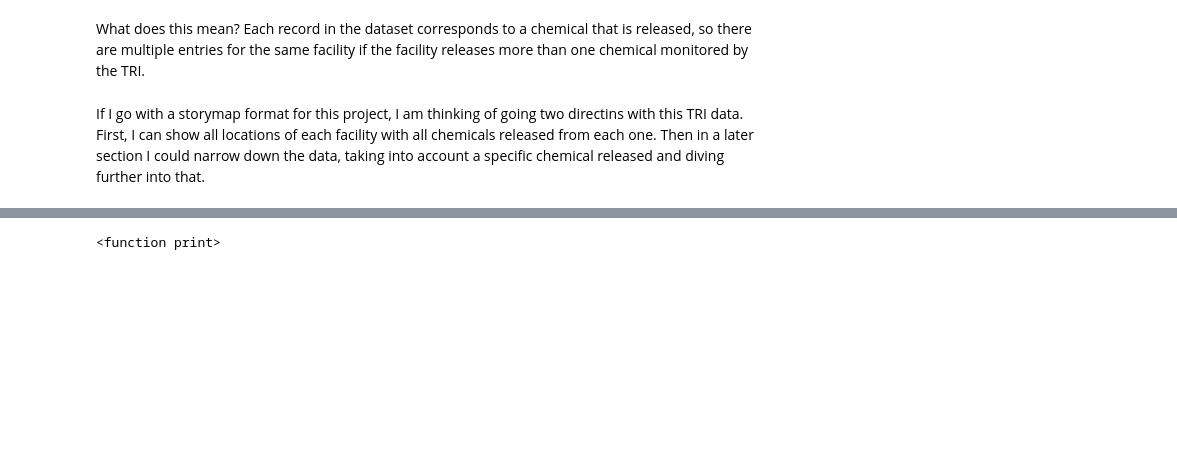
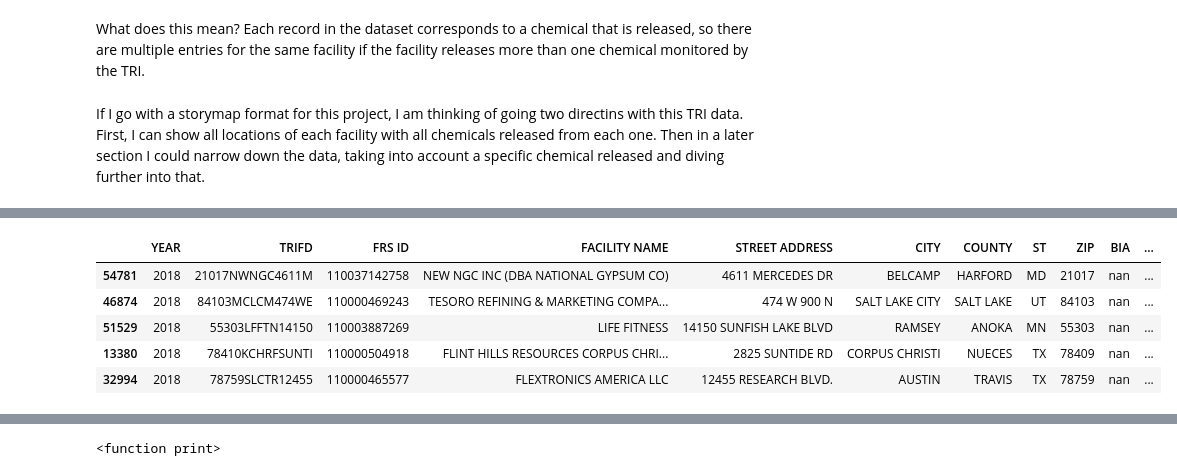
Before and after one commit to EileenGrady/us-industrial-pollution, a Jupyter notebook: TRI-data-exploration.ipynb, the cells around one changed output, grey strips where cells are left out. Cells and saved outputs as stored; diff of their text form; code cells hidden in the pictures; blank space fills up the shorter version.

```diff
--- a/TRI-data-exploration.ipynb
+++ b/TRI-data-exploration.ipynb
@@ -296,0 +308,20 @@ If I go with a storymap format for this project, I am thinking of going two dire
+# %%
+# combine categorized release methods into total air and land release methods
+# water release is already in a single column
+air_column = df["FUGITIVE AIR"] + df["STACK AIR"]
+df["AIR_RELEASE"] = air_column
+
+land_column = df["UNDERGROUND CL I"] + df["UNDERGROUND C II-V"] + df["A - RCRA C LANDFILL"] + df["B - OTHER LANDFILLS"] + df["LAND TREATMENT"] + df["A - RCRA SURFACE IM"] + df["B - OTHER SURFACE I"] + df["OTHER DISPOSAL"]
+df["LAND_RELEASE"] = land_column
+
+#rename water column
+df = df.rename(columns={'WATER': 'WATER_RELEASE'})
+
+df.sample(5)
+# %% [output]
+|  | YEAR | TRIFD | FRS ID | FACILITY NAME | STREET ADDRESS | CITY | COUNTY | ST | ZIP | BIA | ... |
+| 54781 | 2018 | 21017NWNGC4611M | 110037142758 | NEW NGC INC (DBA NATIONAL GYPSUM CO) | 4611 MERCEDES DR | BELCAMP | HARFORD | MD | 21017 | nan | ... |
+| 46874 | 2018 | 84103MCLCM474WE | 110000469243 | TESORO REFINING & MARKETING COMPA... | 474 W 900 N | SALT LAKE CITY | SALT LAKE | UT | 84103 | nan | ... |
+| 51529 | 2018 | 55303LFFTN14150 | 110003887269 | LIFE FITNESS | 14150 SUNFISH LAKE BLVD | RAMSEY | ANOKA | MN | 55303 | nan | ... |
+| 13380 | 2018 | 78410KCHRFSUNTI | 110000504918 | FLINT HILLS RESOURCES CORPUS CHRI... | 2825 SUNTIDE RD | CORPUS CHRISTI | NUECES | TX | 78409 | nan | ... |
+| 32994 | 2018 | 78759SLCTR12455 | 110000465577 | FLEXTRONICS AMERICA LLC | 12455 RESEARCH BLVD. | AUSTIN | TRAVIS | TX | 78759 | nan | ... |
```
Also changed, not shown: parts of 36 cells of this notebook, 1 other file.
